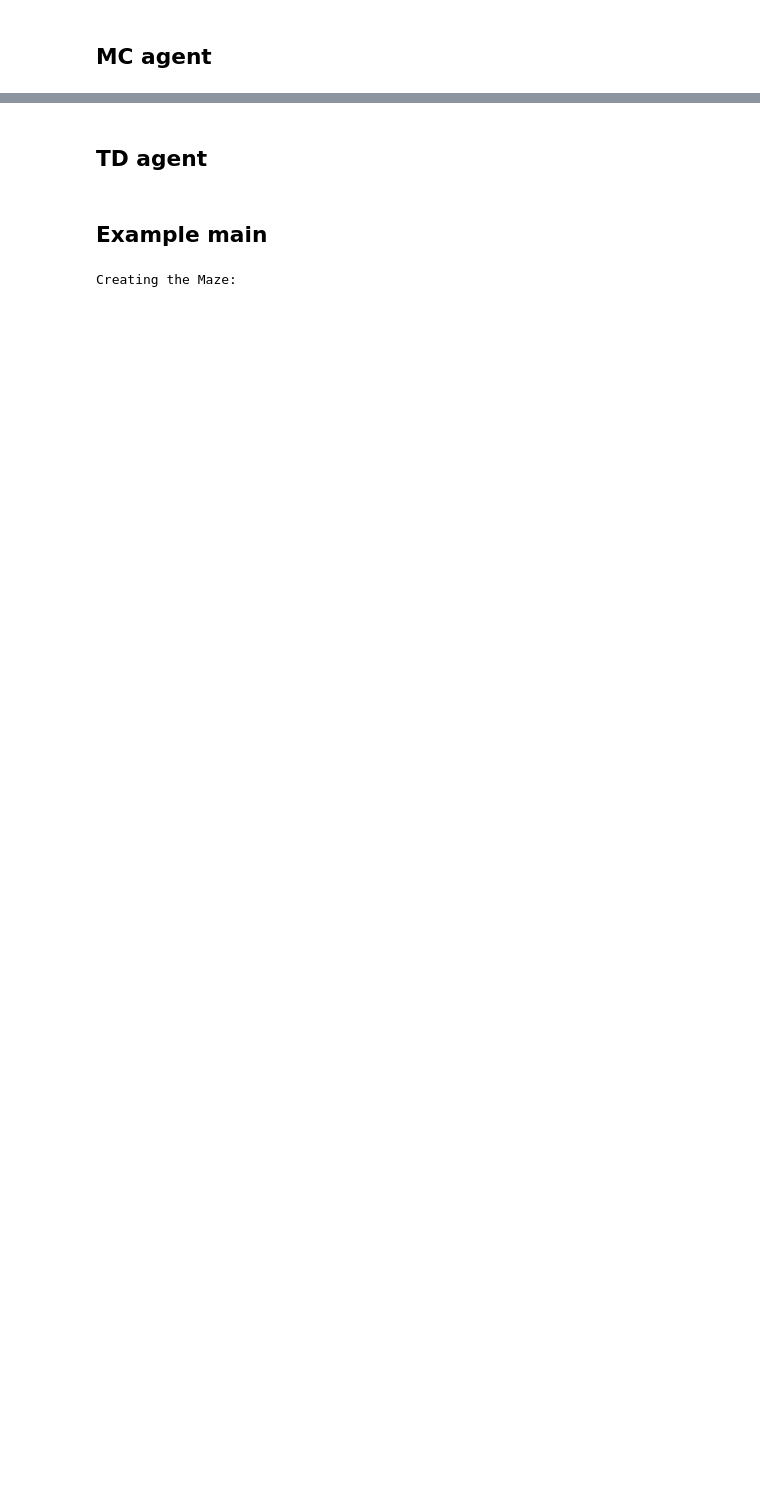
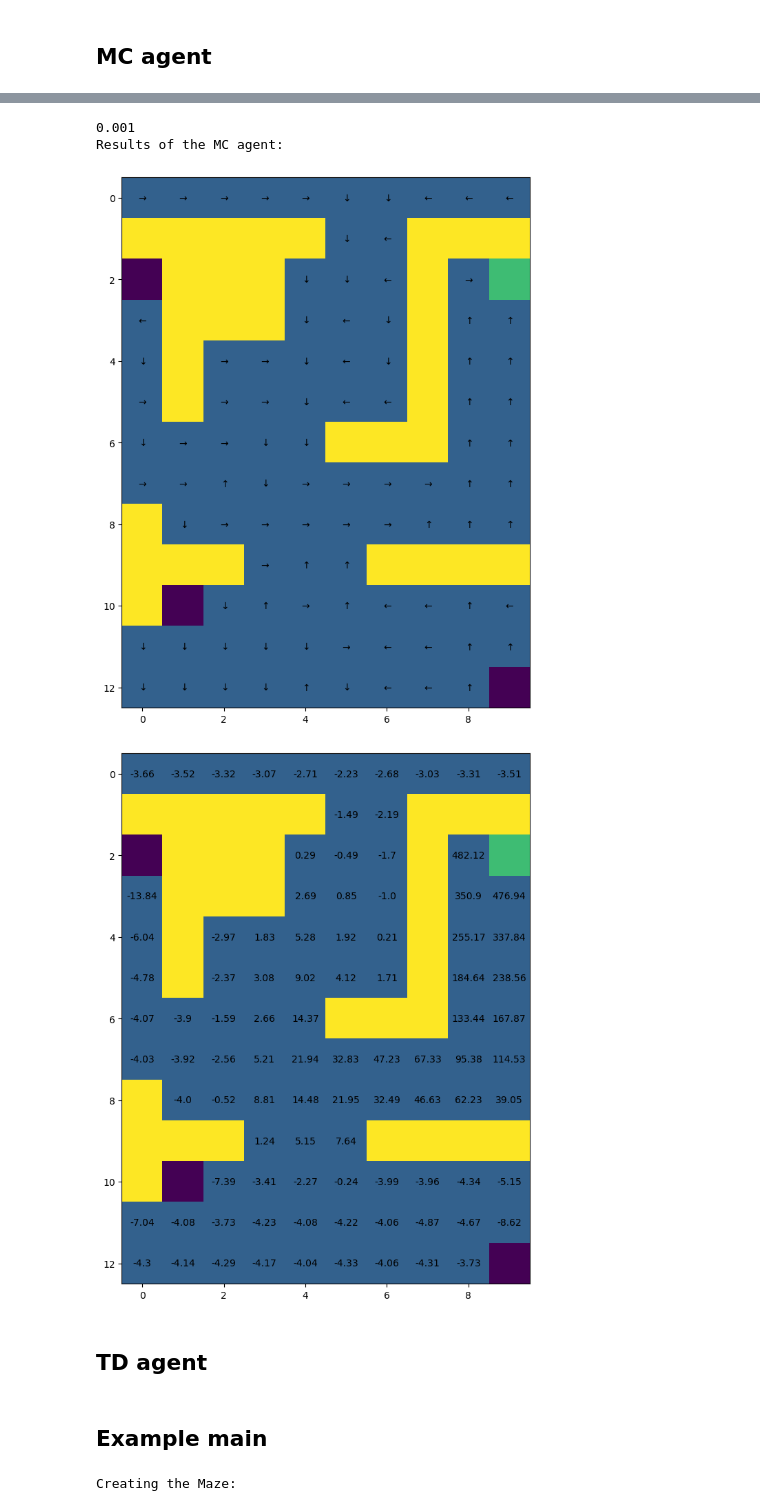
Before and after one commit to jackhau0212/Maze_Planner_Reinforcement_Learning, a Jupyter notebook: coursework_1_maze.ipynb, the cells around one changed output, grey strips where cells are left out. Drawn from its saved outputs; the diff is of its cells as text; code cells hidden in the pictures; blank space fills up the shorter version.

```diff
--- a/coursework_1_maze.ipynb
+++ b/coursework_1_maze.ipynb
@@ -530,0 +636,11 @@ class MC_agent(object):
+# %%
+print("Creating the Maze:\n")
+maze = Maze()
+
+mc_agent = MC_agent()
+mc_policy, mc_values, total_rewards = mc_agent.solve(maze)
+
+print("Results of the MC agent:\n")
+maze.get_graphics().draw_policy(mc_policy)
+maze.get_graphics().draw_value(mc_values[-1])
+# %% [output]
@@ -531,3 +649,7 @@ class MC_agent(object):
+0.001
+Results of the MC agent:
+[figure, added]
+[figure, added]
 # %% [markdown]
 ## TD agent
 # %%
```
Also changed, not shown: parts of 5 cells of this notebook.
